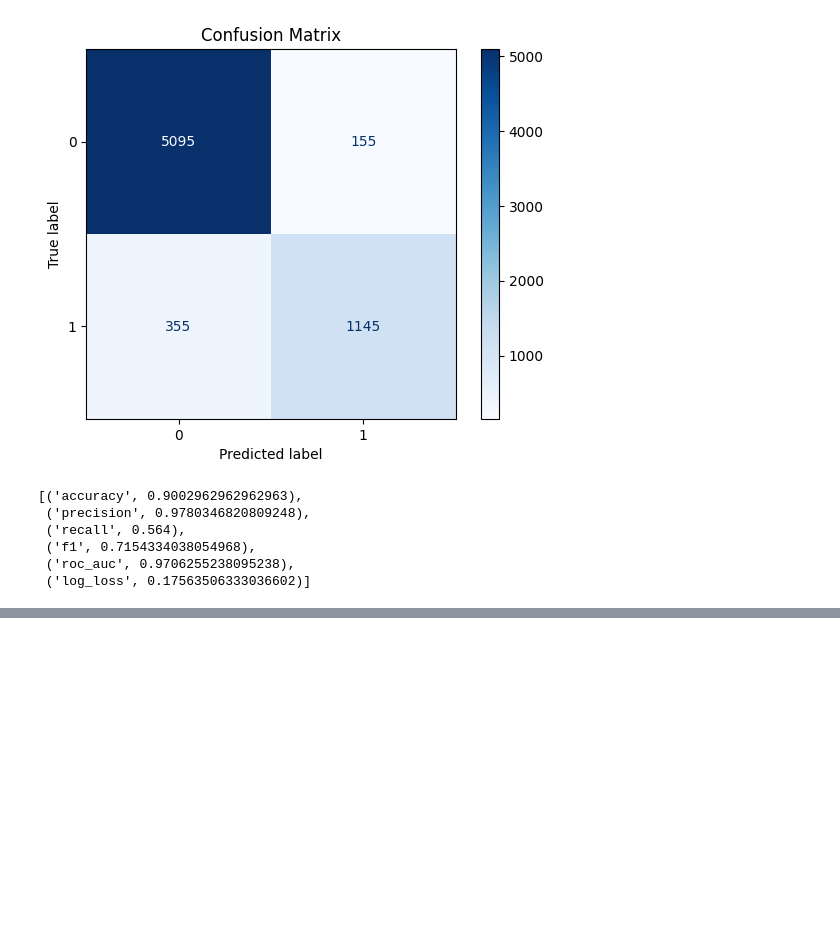
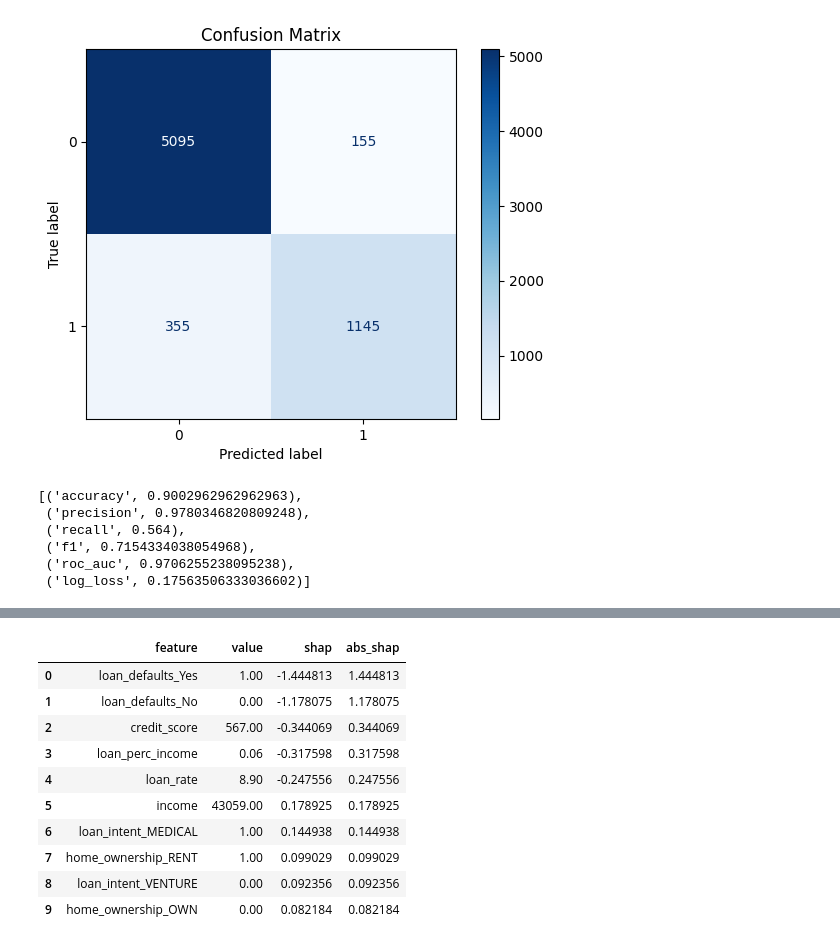
Before and after one commit to jemerson24/credit_risk_model, a Jupyter notebook: credit_risk_model.ipynb, the cells around one changed output, grey strips where cells are left out. Cells and saved outputs as stored; diff of their text form; code cells hidden in the pictures; blank space fills up the shorter version.

```diff
--- a/credit_risk_model.ipynb
+++ b/credit_risk_model.ipynb
@@ -372,0 +417,24 @@ plt.show()
+# %%
+i = 6 # pick a row index
+
+sv = shap_values[i]  # if shap_values is (n_samples, n_features)
+top = np.argsort(np.abs(sv))[::-1][:10]  # top 10 by absolute impact
+
+pd.DataFrame({
+    "feature": np.array(feature_names)[top],
+    "value": (X_test_enc[i, top].A1 if hasattr(X_test_enc, "A1") else X_test_enc[i, top]),
+    "shap": sv[top],
+    "abs_shap": np.abs(sv[top])
+}).sort_values("abs_shap", ascending=False)
+# %% [output]
+|  | feature | value | shap | abs_shap |
+| 0 | loan_defaults_Yes | 1.00 | -1.444813 | 1.444813 |
+| 1 | loan_defaults_No | 0.00 | -1.178075 | 1.178075 |
+| 2 | credit_score | 567.00 | -0.344069 | 0.344069 |
+| 3 | loan_perc_income | 0.06 | -0.317598 | 0.317598 |
+| 4 | loan_rate | 8.90 | -0.247556 | 0.247556 |
+| 5 | income | 43059.00 | 0.178925 | 0.178925 |
+| 6 | loan_intent_MEDICAL | 1.00 | 0.144938 | 0.144938 |
+| 7 | home_ownership_RENT | 1.00 | 0.099029 | 0.099029 |
+| 8 | loan_intent_VENTURE | 0.00 | 0.092356 | 0.092356 |
+| 9 | home_ownership_OWN | 0.00 | 0.082184 | 0.082184 |
```
Also changed, not shown: parts of 11 cells of this notebook, 3 other files.
